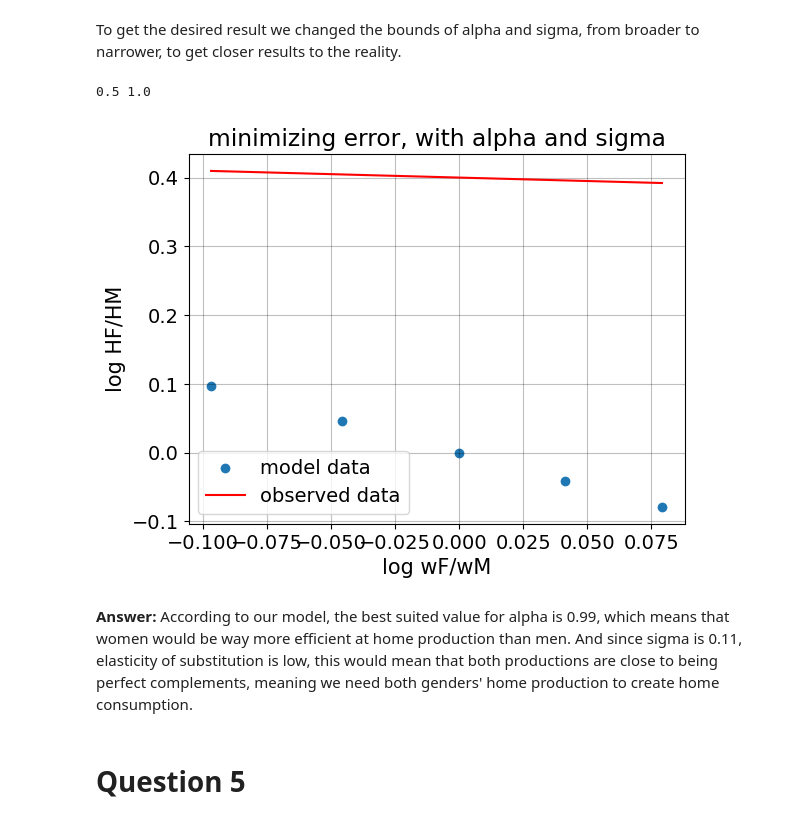
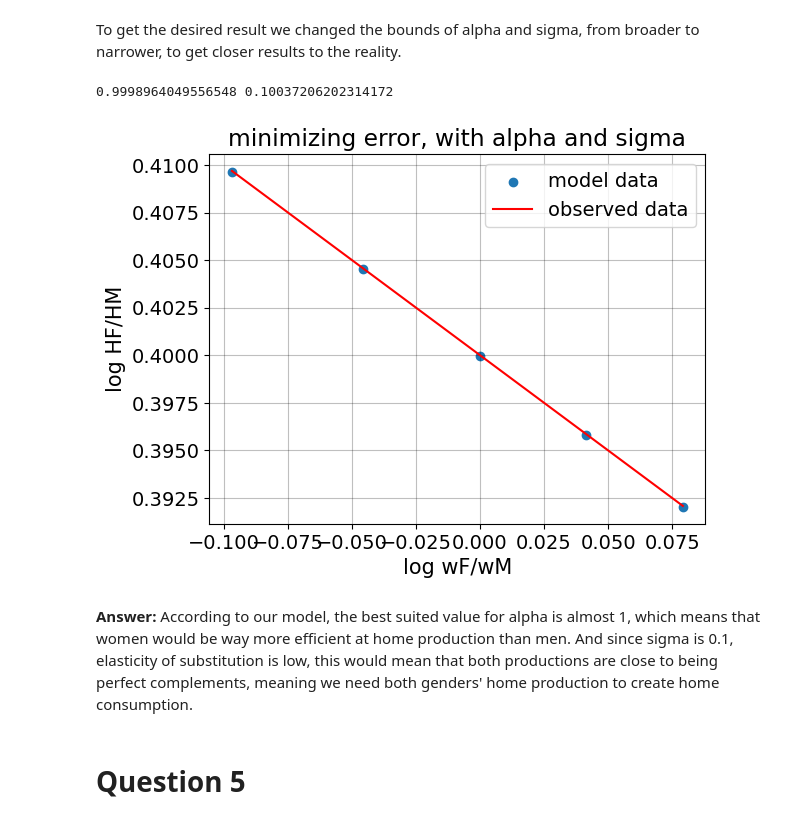
Before and after one commit to NumEconCopenhagen/projects-2023-the-best-duo, a Jupyter notebook: inauguralproject/inauguralproject.ipynb, the cells around one changed output. Saved outputs shown, nothing was run; the diff lists cells and outputs as text; code cells hidden in the pictures.

```diff
--- a/inauguralproject/inauguralproject.ipynb
+++ b/inauguralproject/inauguralproject.ipynb
@@ -89,33 +89,33 @@ To get the desired result we changed the bounds of alpha and sigma, from broader
 # %%
 # a. resseting the model
 par = model.par
 sol = model.sol
 
 # b. estimate best values for alpha and sigma
-par.alpha, par.sigma = model.estimate2()
+par.alpha, par.sigma = model.estimate()
 model.solve_wF_vec(model.solve)
 print(par.alpha,par.sigma)
 
 # c. plot model data
 # plt.figure()
 plt.scatter(np.log10(par.wF_vec/par.wM), np.log10(sol.HF_vec/sol.HM_vec), label='model data')
 
 # d. plot observed data
 y_model = par.beta0_target + par.beta1_target * np.log10(par.wF_vec/par.wM)
 plt.plot(np.log10(par.wF_vec/par.wM), y_model, label='observed data', color='red')
 
 # e. plot settings
 plt.xlabel("log wF/wM",size=15)
 plt.ylabel("log HF/HM",size=15)
 plt.title("minimizing error, with alpha and sigma")
 plt.legend()
 plt.show()
 # %% [output]
-0.5 1.0
+0.9998964049556548 0.10037206202314172
-[figure, old version]
+[figure, new version]
 # %% [markdown]
 **Answer:**
-According to our model, the best suited value for alpha is 0.99, which means that women would be way more efficient at home production than men. And since sigma is 0.11, elasticity of substitution is low, this would mean that both productions are close to being perfect complements, meaning we need both genders' home production to create home consumption.
+According to our model, the best suited value for alpha is almost 1, which means that women would be way more efficient at home production than men. And since sigma is 0.1, elasticity of substitution is low, this would mean that both productions are close to being perfect complements, meaning we need both genders' home production to create home consumption.
 # %% [markdown]
 # Question 5
 # %% [markdown]
```
Also changed, not shown: parts of 2 cells of this notebook, 1 other file.
